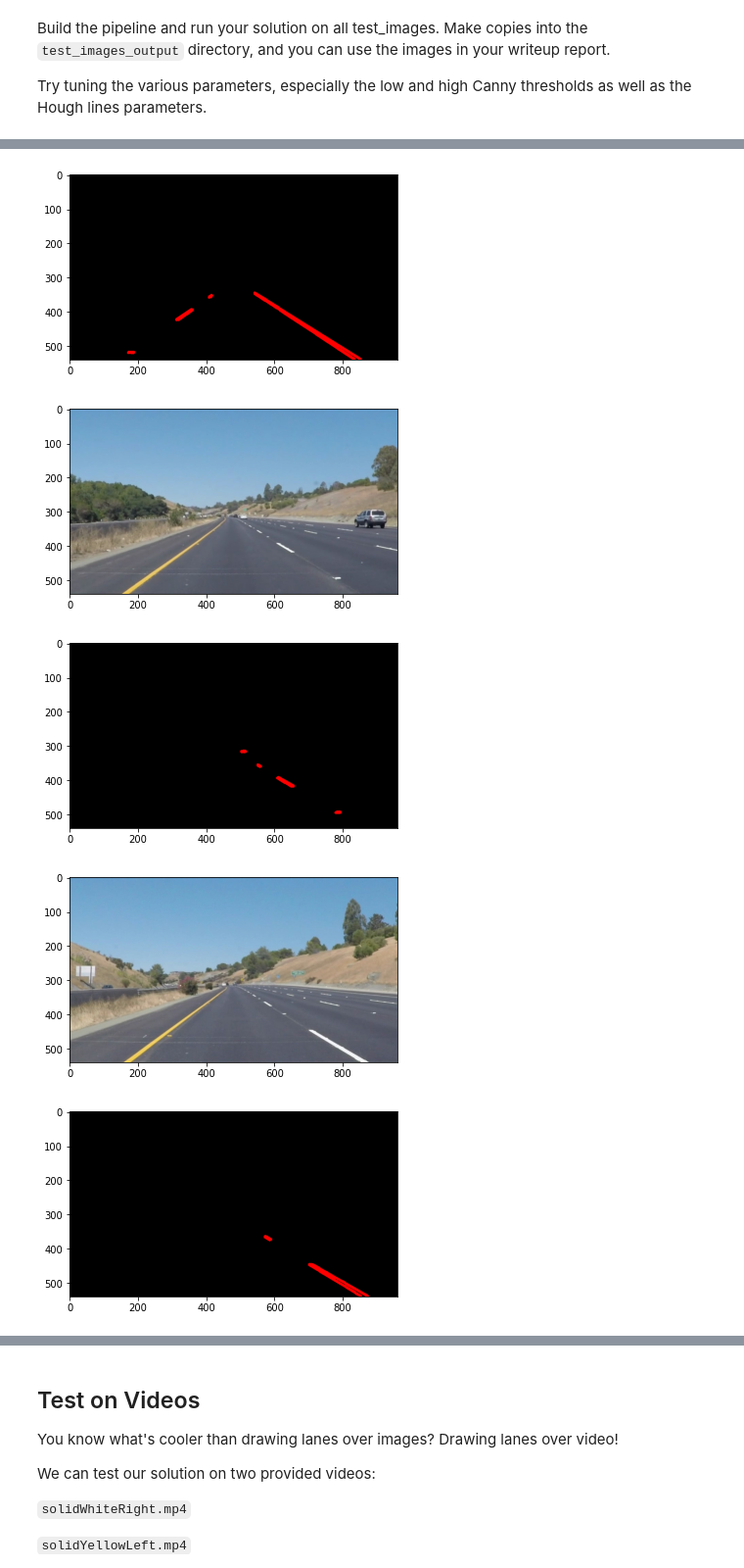
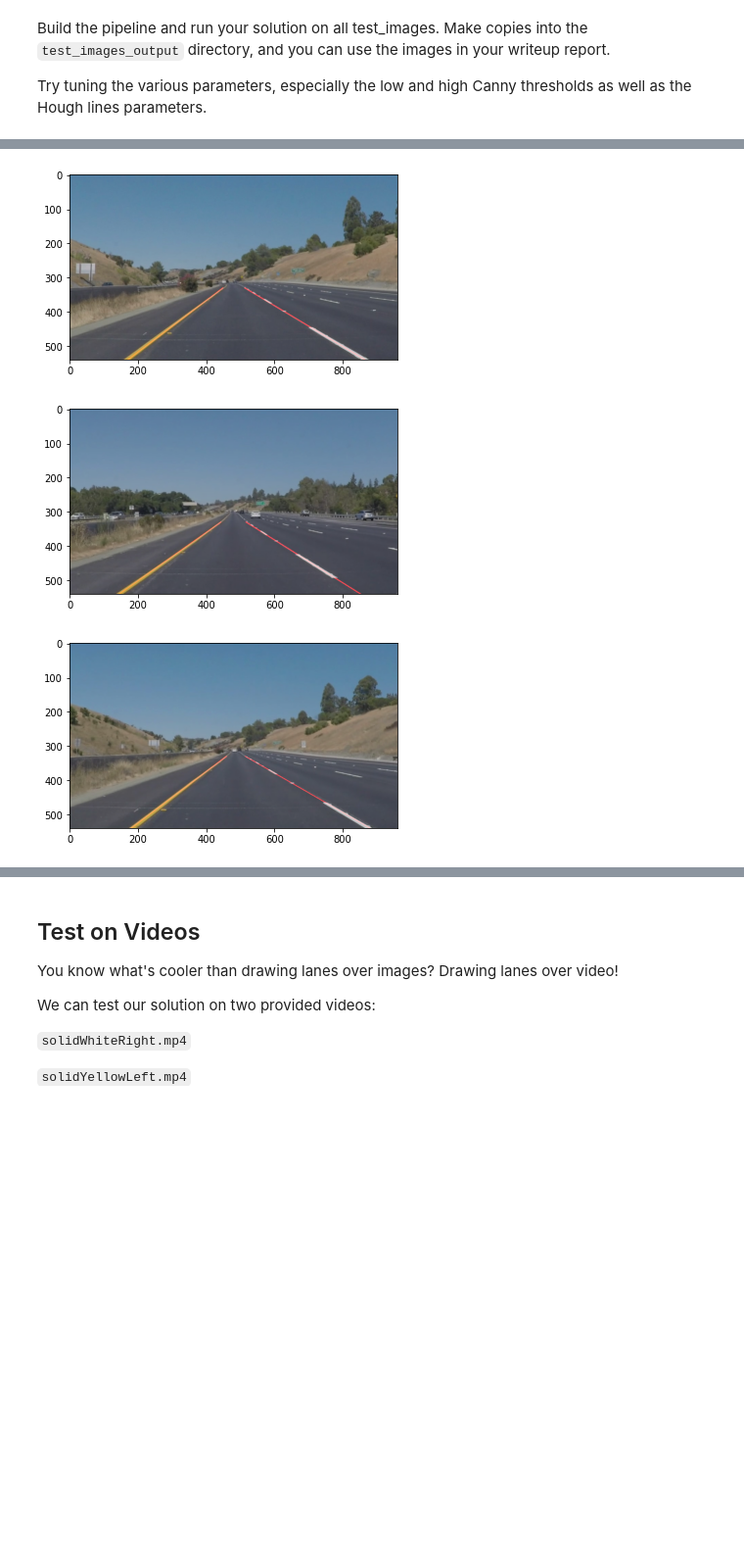
Before and after one commit to Jack-Capombassis/CarND-LaneLines-P1, a Jupyter notebook: P1.ipynb, the cells around one changed output, grey strips where cells are left out. Shown at 98% size. Drawn from its saved outputs; the diff is of its cells as text; code cells hidden in the pictures; blank space fills up the shorter version.

Commit message:
created output video and images

```diff
--- a/P1.ipynb
+++ b/P1.ipynb
@@ -200,33 +243,41 @@ Try tuning the various parameters, especially the low and high Canny thresholds
 # then save them to the test_images_output directory.
 
 def to_hsv(img):
-    hsv = cv2.cvtColor(img, cv2.COLOR_BGR2HSV)
+    hsv = cv2.cvtColor(img, cv2.COLOR_RGB2HSV)
     sensitivity = 30
-    lower_white = np.array([0,0,255-sensitivity], dtype=np.uint8)
-    upper_white = np.array([179,sensitivity,255], dtype=np.uint8)
+    lower_white = np.array([0,0,255-sensitivity])
+    upper_white = np.array([179,sensitivity,255])
     white_mask = cv2.inRange(hsv, lower_white, upper_white)
 
-#     lower_yellow = np.array([20,100,100], dtype=np.uint8)
-#     upper_yellow = np.array([40,255,255], dtype=np.uint8)
-#     yellow_mask = cv2.inRange(hsv, lower_yellow, upper_yellow)
+    lower_yellow = np.array([19,35,195])
+    upper_yellow = np.array([26,173,255])
+    yellow_mask = cv2.inRange(hsv, lower_yellow, upper_yellow)
 
-    mask = white_mask
+    mask = cv2.bitwise_or(white_mask, yellow_mask)
 
     return cv2.bitwise_and(img, img, mask=mask)
 
-def main():
-    for img in os.listdir("test_images/"):
-        image = mpimg.imread("test_images/{imageName}".format(imageName=img))
-        gray = grayscale(to_hsv(image))
-        blur = gaussian_blur(gray, 5)
-        edges = canny(blur, 300, 550)
-        vertices = [np.array([[125,550], [900,550],[500,300],[475,300]])]
-        region = region_of_interest(edges, vertices)
-        hough = hough_lines(region, 1, 1/180, 5, 0, 10)
-        plt.figure()
-        plt.imshow(image)
-        plt.figure()
-        plt.imshow(hough, cmap='gray')
+def save_image(image, imageName):
+    if not os.path.exists("test_images_output"):
+        os.makedirs("test_images_output")
 
-main()
+    plt.savefig(os.path.join('test_images_output', imageName))
+
+
+def find_lanes(image):
+    gray = grayscale(to_hsv(image))
+    blur = gaussian_blur(gray, 5)
+    edges = canny(blur, 300, 550)
+    vertices = [np.array([[0,550], [960,550],[525,330],[450,330]])]
+    region = region_of_interest(edges, vertices)
+    hough = hough_lines(region, 1, math.pi /180, 15, 8, 10)
+    blended_image = weighted_img(hough, image)
+    return blended_image
+
+for img in os.listdir("test_images/"):
+    image = mpimg.imread("test_images/{imageName}".format(imageName=img))
+    processed_image = find_lanes(image)
+    plt.figure()
+    plt.imshow(processed_image)
+    save_image(processed_image, img)
 # %% [output]
@@ -236,5 +287,3 @@ main()
-[figure, old version]
+[figure, new version]
-[figure, old version]
+[figure, new version]
-[figure, old version]
+[figure, new version]
-[figure, removed]
-[figure, removed]
```
Also changed, not shown: parts of 10 cells of this notebook, 9 other files.
